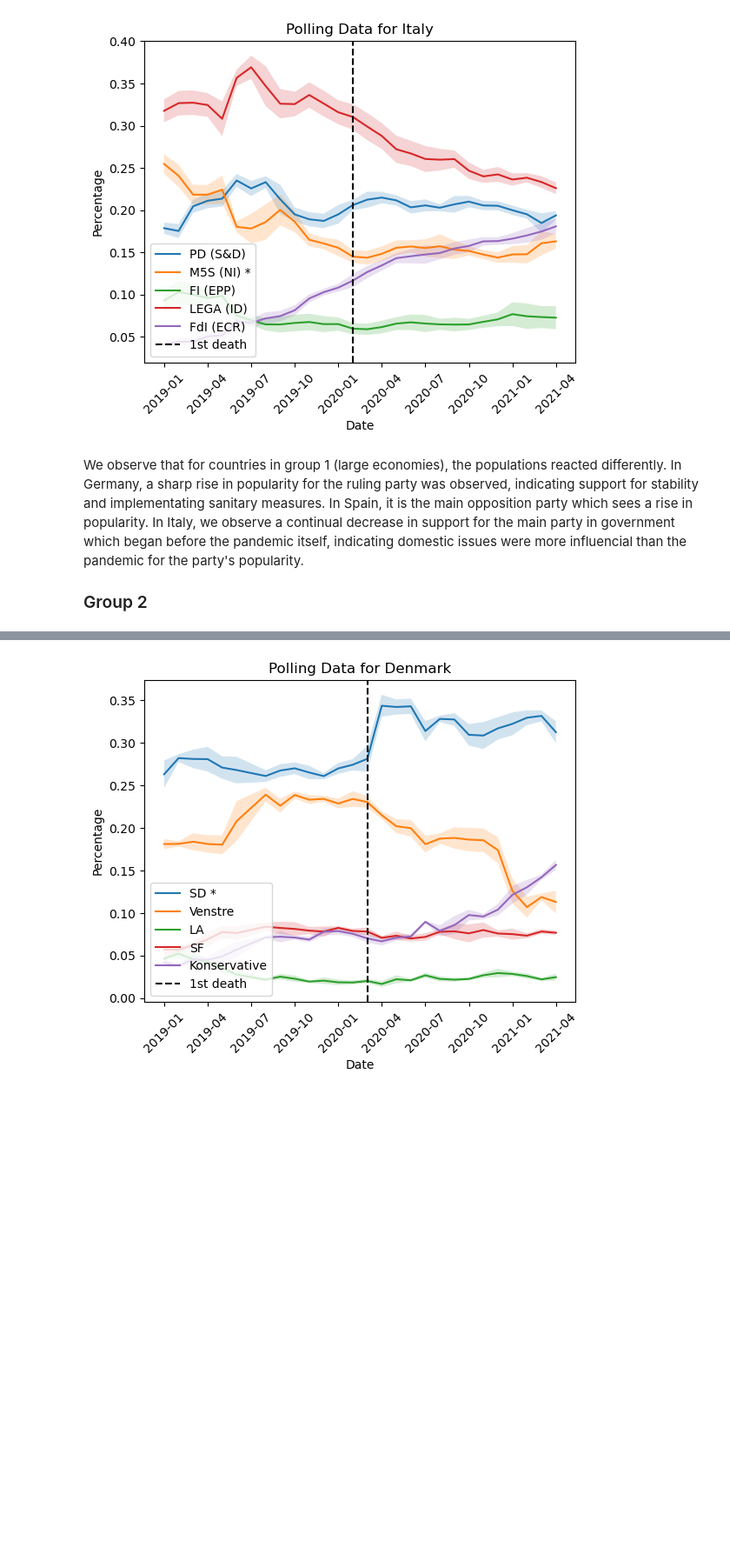
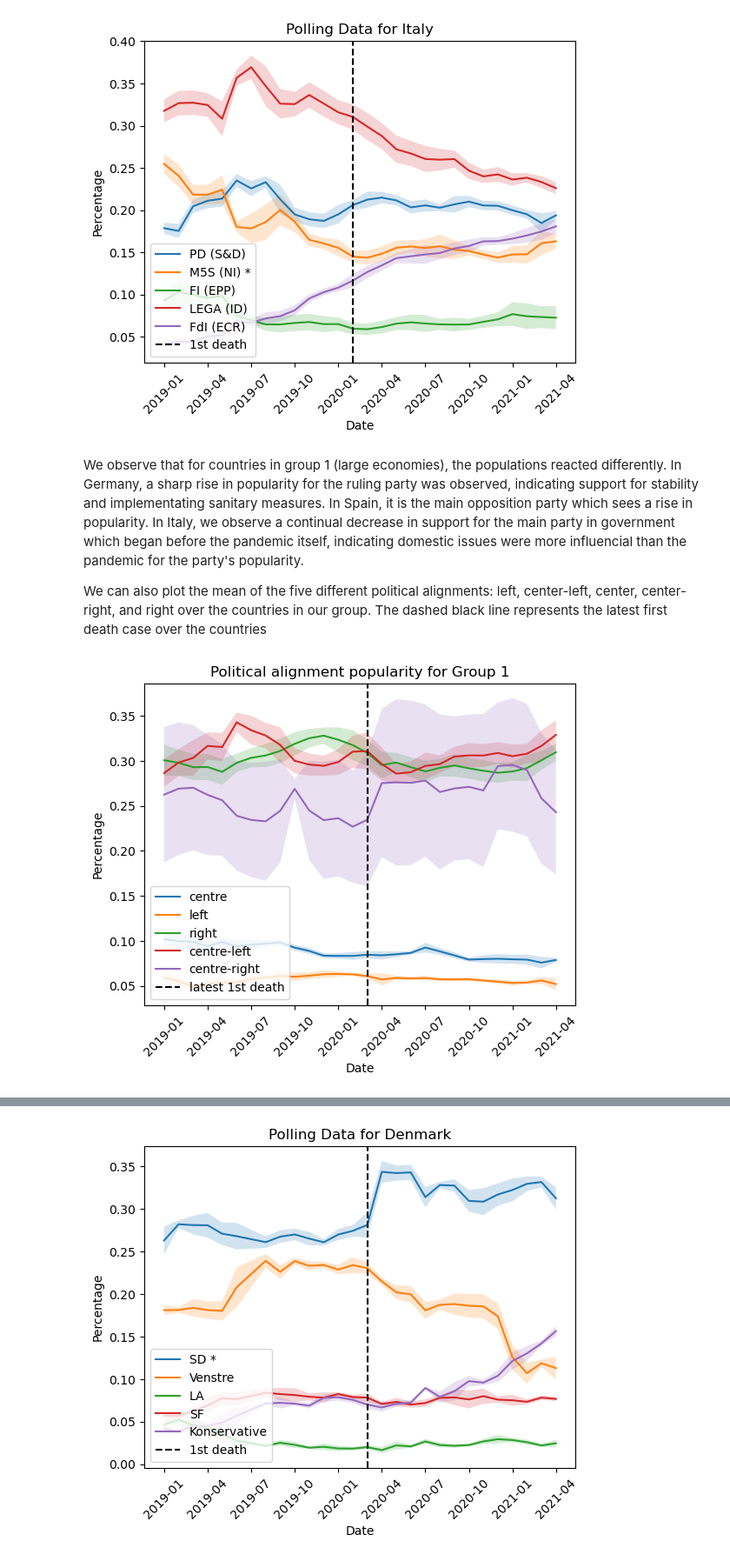
Before and after one commit to epfl-ada/ada-2022-project-zeta, a Jupyter notebook: ADAnalysis.ipynb, the cells around one changed output, grey strips where cells are left out. Shown at 87% size. Cells and saved outputs as stored; diff of their text form; code cells hidden in the pictures; blank space fills up the shorter version.

Commit message:
Merge group alignments

```diff
--- a/ADAnalysis.ipynb
+++ b/ADAnalysis.ipynb
@@ -123,8 +123,11 @@ In addition, we denote with `*` the main party in government at the beginning of
 
 ### Group 1
 # %%
+dfs_group1 = []
+
 for country in response_groups[0]:
     df = get_polling_data(country)
+    dfs_group1.append(df)
     plot_polling_data(df, country, df_dates)
 # %% [output]
 [figure]
@@ -134,4 +137,8 @@ for country in response_groups[0]:
 # %% [markdown]
 We observe that for countries in group 1 (large economies), the populations reacted differently. In Germany, a sharp rise in popularity for the ruling party was observed, indicating support for stability and implementating sanitary measures. In Spain, it is the main opposition party which sees a rise in popularity. In Italy, we observe a continual decrease in support for the main party in government which began before the pandemic itself, indicating domestic issues were more influencial than the pandemic for the party's popularity.
 
-### Group 2
+We can also plot the mean of the five different political alignments: left, center-left, center, center-right, and right over the countries in our group. The dashed black line represents the latest first death case over the countries
+# %%
+plot_group_alignments(dfs_group1, response_groups[0], df_dates, 'Group 1')
+# %% [output]
+[figure, added]
```
Also changed, not shown: parts of 9 cells of this notebook, 1 other file.
